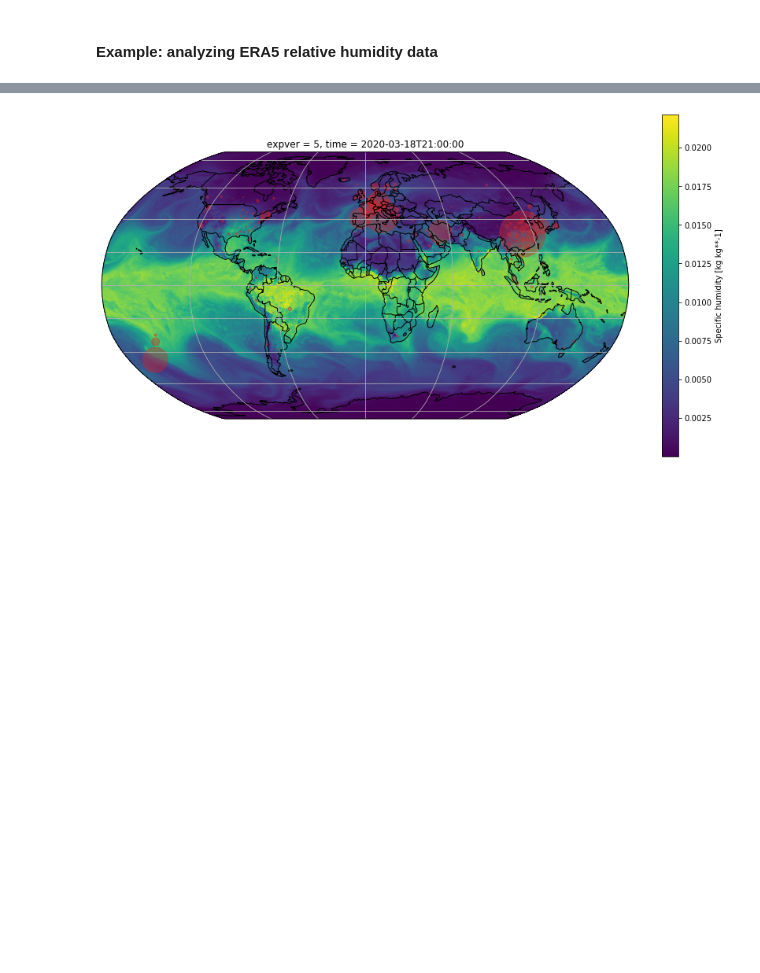
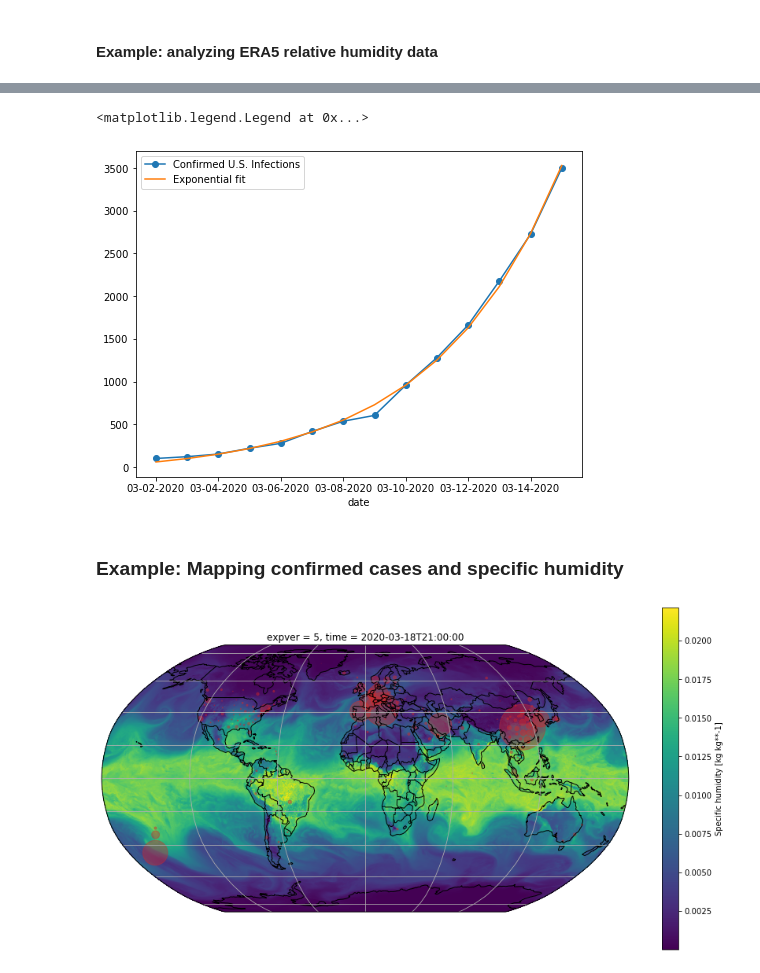
Before and after one commit to COVID-Weather/covid-environmental-factors, a Jupyter notebook: notebooks/0_exploratory_data_analysis.ipynb, the cells around one changed output, grey strips where cells are left out. Drawn from its saved outputs; the diff is of its cells as text; code cells hidden in the pictures; blank space fills up the shorter version.

```diff
--- a/notebooks/0_exploratory_data_analysis.ipynb
+++ b/notebooks/0_exploratory_data_analysis.ipynb
@@ -40,3 +56,28 @@ Text(0, 0.5, 'Global deaths')
+# %%
+region_daily = df.groupby(["Country/Region", "date"]).sum()
+emerged = np.argmin(np.abs(region_daily.loc['US']['Confirmed'] - 100.))
+# %%
+from scipy.optimize import curve_fit
+
+def func(x, a, b, c):
+    return a * np.exp(b * x) + c
+
+y = region_daily.loc["US"][emerged:emerged+14]['Confirmed']
+x = np.arange(0, len(y))
+
+popt, pcov = curve_fit(func, x, y)
+
+yfit = func(x, *popt)
+
+plt.figure(figsize=(8,6))
+y.plot(marker='o', label="Confirmed U.S. Infections")
+plt.plot(x, yfit, label="Exponential fit")
+plt.legend()
+# %% [output]
+<matplotlib.legend.Legend at 0x...>
+[figure, added]
+# %% [markdown]
+### Example: Mapping confirmed cases and specific humidity
 # %%
 import cartopy
 import cartopy.crs as ccrs
```
Also changed, not shown: parts of 10 cells of this notebook, 5 other files.
